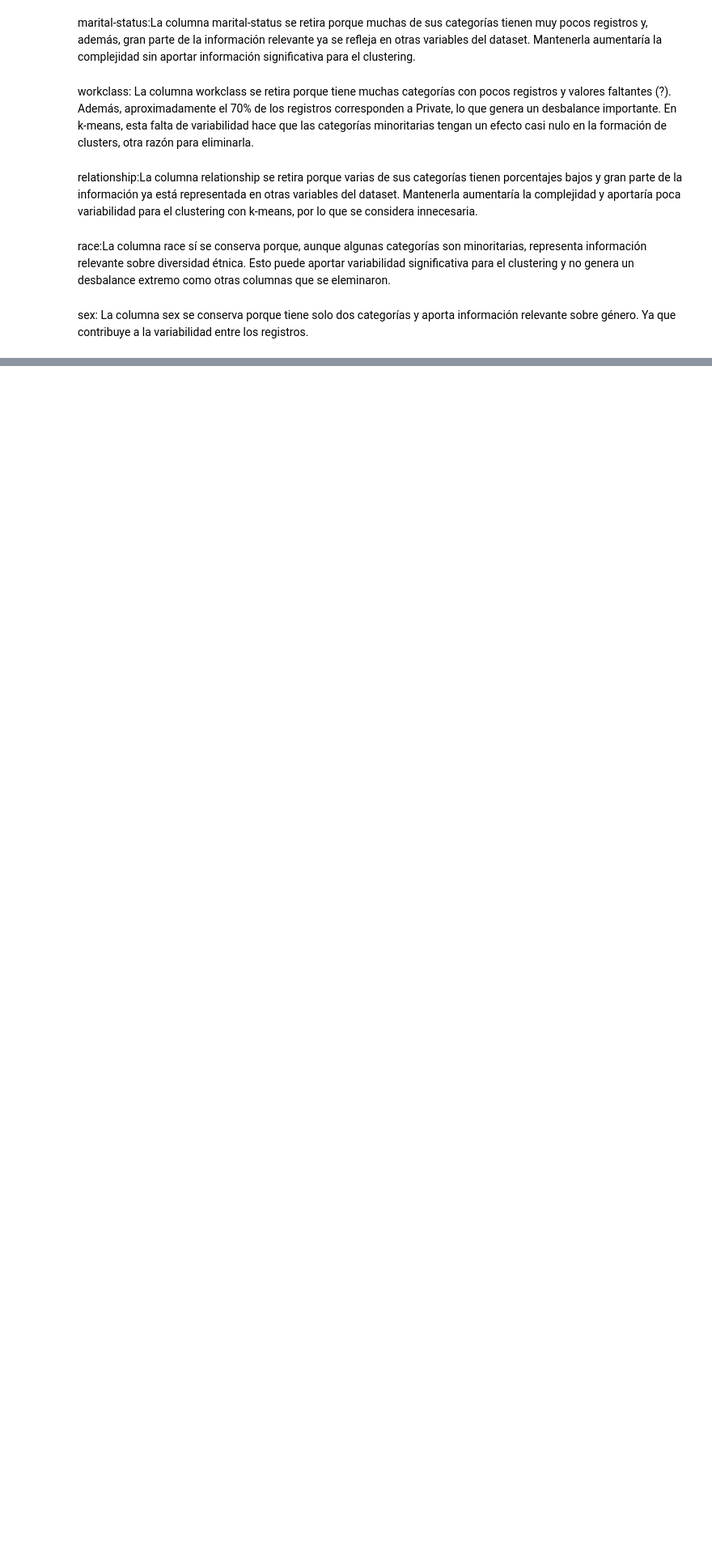
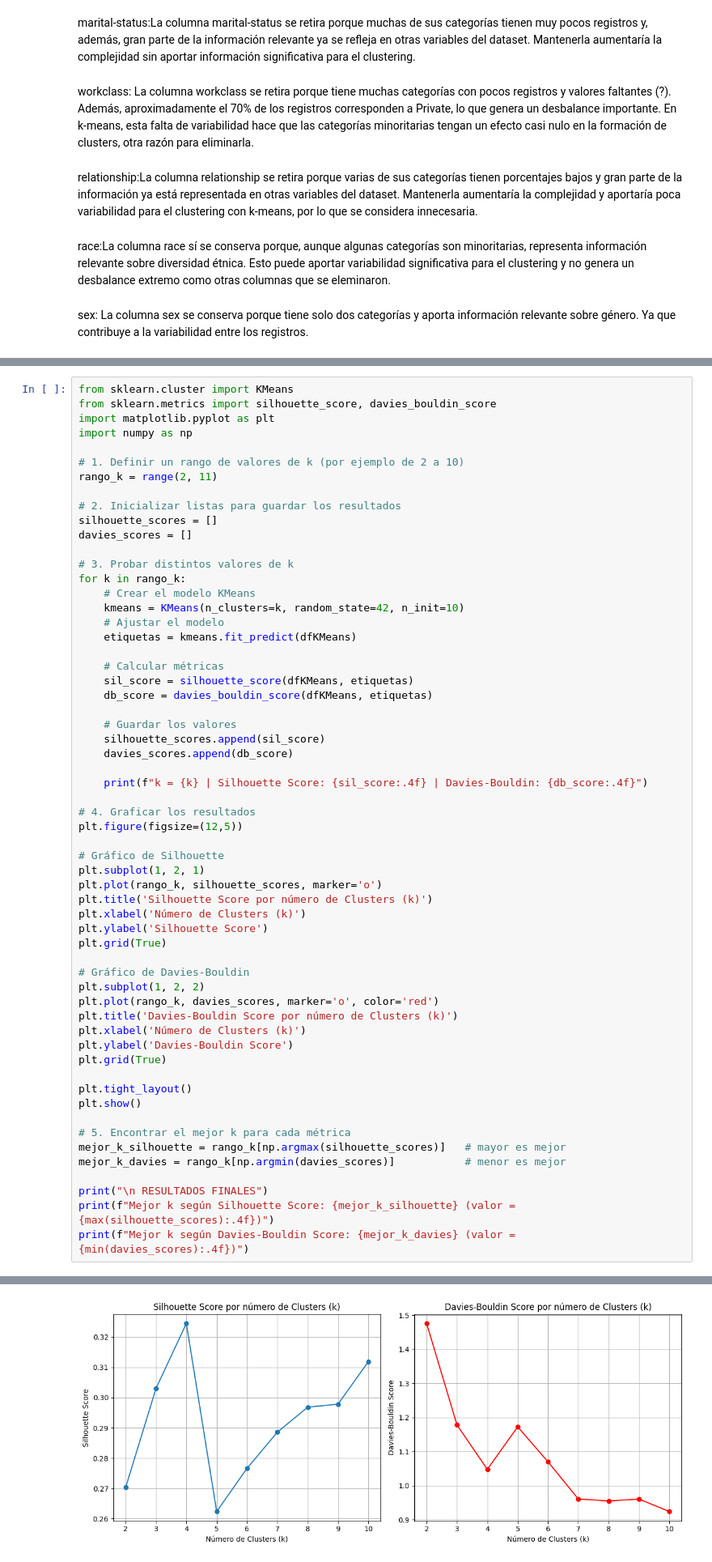
Before and after one commit to felix-op/sistemas-inteligentes, a Jupyter notebook: Script.ipynb, the cells around one changed output, grey strips where cells are left out. Shown at 81% size. Saved outputs shown, nothing was run; the diff lists cells and outputs as text; blank space fills up the shorter version.

```diff
--- a/Script.ipynb
+++ b/Script.ipynb
@@ -34,0 +79,60 @@ sex: La columna sex se conserva porque tiene solo dos categorías y aporta infor
+# %%
+from sklearn.cluster import KMeans
+from sklearn.metrics import silhouette_score, davies_bouldin_score
+import matplotlib.pyplot as plt
+import numpy as np
+
+# 1. Definir un rango de valores de k (por ejemplo de 2 a 10)
+rango_k = range(2, 11)
+
+# 2. Inicializar listas para guardar los resultados
+silhouette_scores = []
+davies_scores = []
+
+# 3. Probar distintos valores de k
+for k in rango_k:
+    # Crear el modelo KMeans
+    kmeans = KMeans(n_clusters=k, random_state=42, n_init=10)
+    # Ajustar el modelo
+    etiquetas = kmeans.fit_predict(dfKMeans)
+
+    # Calcular métricas
+    sil_score = silhouette_score(dfKMeans, etiquetas)
+    db_score = davies_bouldin_score(dfKMeans, etiquetas)
+
+    # Guardar los valores
+    silhouette_scores.append(sil_score)
+    davies_scores.append(db_score)
+
+    print(f"k = {k} | Silhouette Score: {sil_score:.4f} | Davies-Bouldin: {db_score:.4f}")
+
+# 4. Graficar los resultados
+plt.figure(figsize=(12,5))
+
+# Gráfico de Silhouette
+plt.subplot(1, 2, 1)
+plt.plot(rango_k, silhouette_scores, marker='o')
+plt.title('Silhouette Score por número de Clusters (k)')
+plt.xlabel('Número de Clusters (k)')
+plt.ylabel('Silhouette Score')
+plt.grid(True)
+
+# Gráfico de Davies-Bouldin
+plt.subplot(1, 2, 2)
+plt.plot(rango_k, davies_scores, marker='o', color='red')
+plt.title('Davies-Bouldin Score por número de Clusters (k)')
+plt.xlabel('Número de Clusters (k)')
+plt.ylabel('Davies-Bouldin Score')
+plt.grid(True)
+
+plt.tight_layout()
+plt.show()
+
+# 5. Encontrar el mejor k para cada métrica
+mejor_k_silhouette = rango_k[np.argmax(silhouette_scores)]   # mayor es mejor
+mejor_k_davies = rango_k[np.argmin(davies_scores)]           # menor es mejor
+
+print("\n RESULTADOS FINALES")
+print(f"Mejor k según Silhouette Score: {mejor_k_silhouette} (valor = {max(silhouette_scores):.4f})")
+print(f"Mejor k según Davies-Bouldin Score: {mejor_k_davies} (valor = {min(davies_scores):.4f})")
+# %% [output]
@@ -34,0 +148 @@ sex: La columna sex se conserva porque tiene solo dos categorías y aporta infor
+[figure, added]
```
Also changed, not shown: parts of 6 cells of this notebook.
